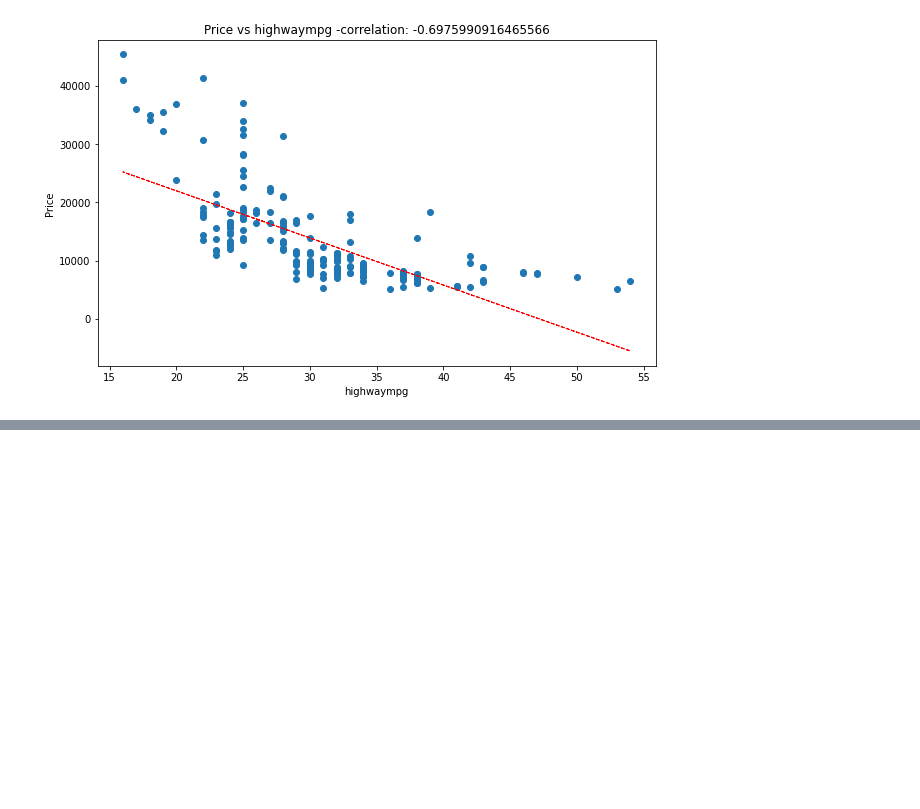
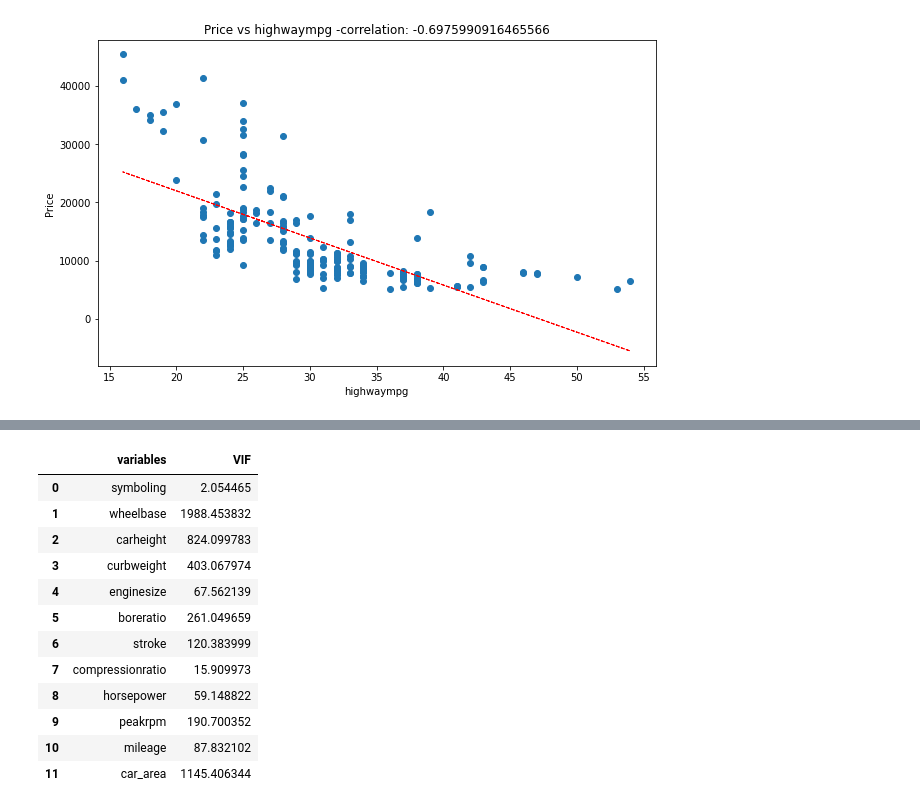
Before and after one commit to DebarajPurohit/car-price-prediction, a Jupyter notebook: car_price_prediction.ipynb, the cells around one changed output, grey strips where cells are left out. Saved outputs shown, nothing was run; the diff lists cells and outputs as text; code cells hidden in the pictures; blank space fills up the shorter version.

```diff
--- a/car_price_prediction.ipynb
+++ b/car_price_prediction.ipynb
@@ -255,0 +284,25 @@ plt.show()
+# %%
+# Calculating variation_inflation_factor
+from statsmodels.stats.outliers_influence import variance_inflation_factor
+def calc_vif(X):
+  vif = pd.DataFrame()
+  vif['variables']= X.columns
+  vif["VIF"]= [variance_inflation_factor(X.values,i) for i in range(X.shape[1])]
+
+  return(vif)
+# %%
+calc_vif(dataset[[i for i in dataset.describe().columns if i not in ['car_ID','price','highwaympg','citympg','carlength','carwidth']]])
+# %% [output]
+|  | variables | VIF |
+| 0 | symboling | 2.054465 |
+| 1 | wheelbase | 1988.453832 |
+| 2 | carheight | 824.099783 |
+| 3 | curbweight | 403.067974 |
+| 4 | enginesize | 67.562139 |
+| 5 | boreratio | 261.049659 |
+| 6 | stroke | 120.383999 |
+| 7 | compressionratio | 15.909973 |
+| 8 | horsepower | 59.148822 |
+| 9 | peakrpm | 190.700352 |
+| 10 | mileage | 87.832102 |
+| 11 | car_area | 1145.406344 |
```
Also changed, not shown: parts of 17 cells of this notebook.
